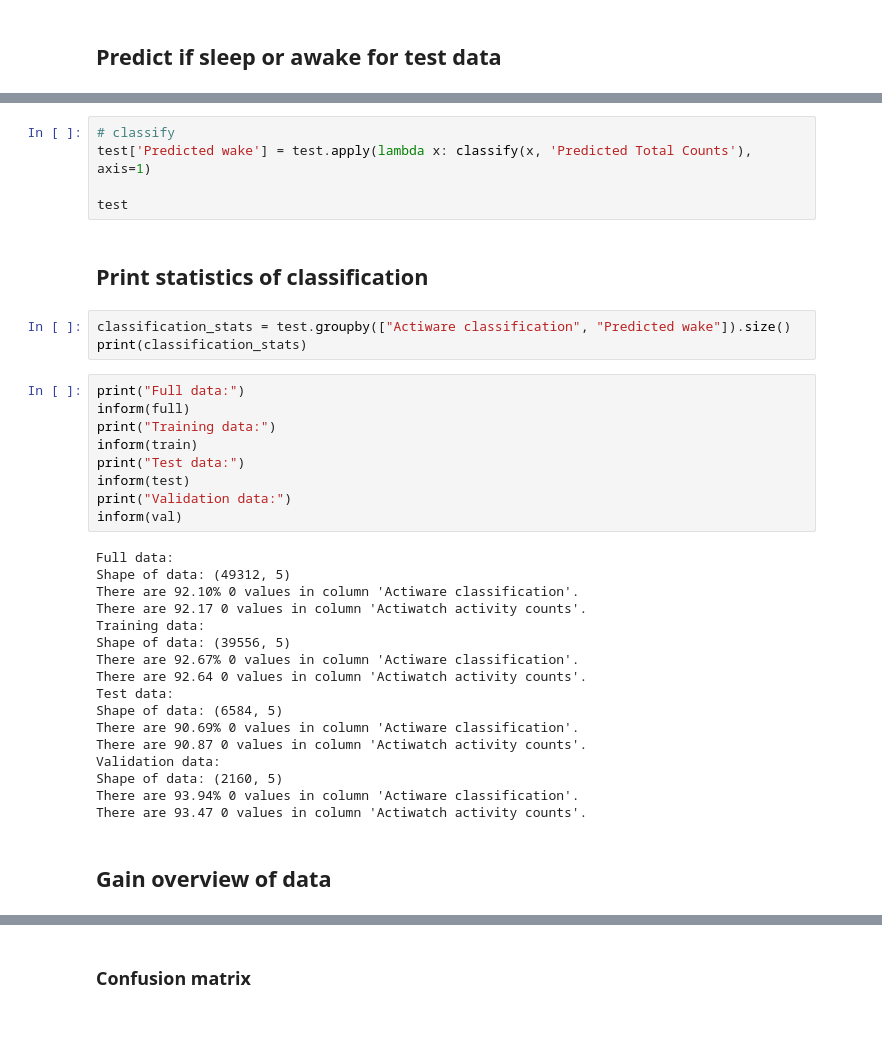
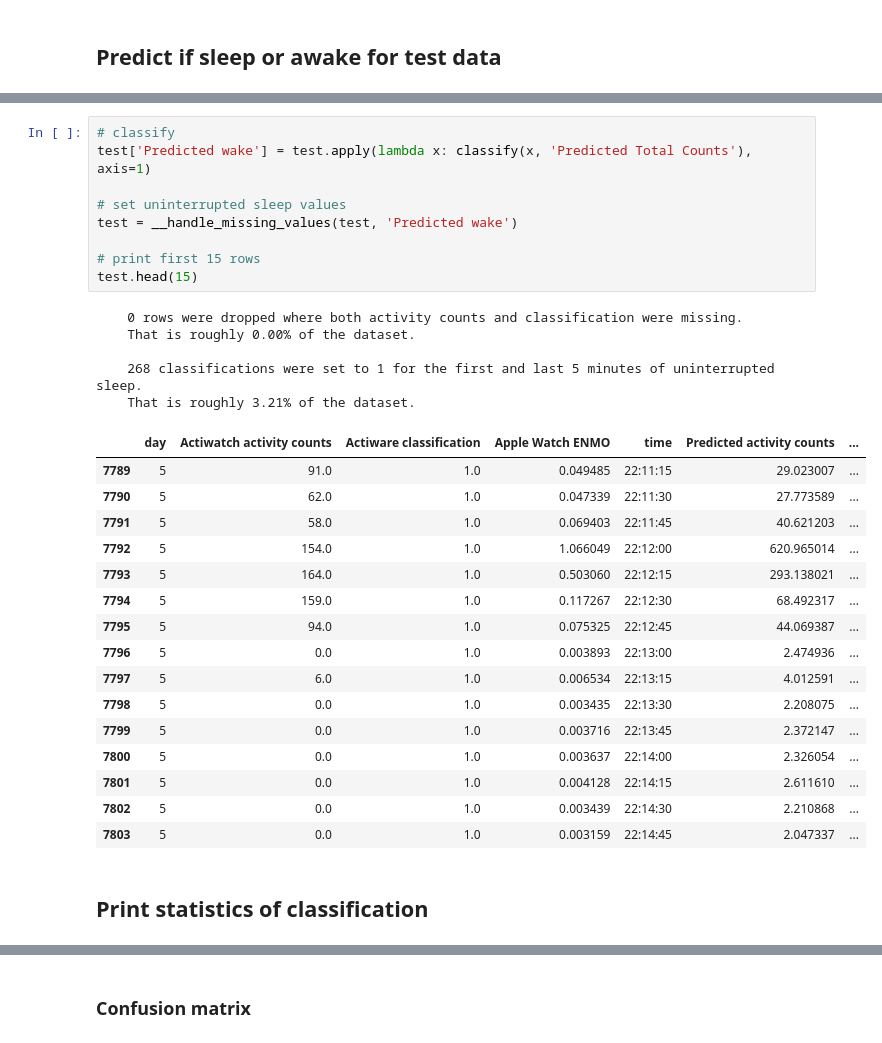
Before and after one commit to notallheroeswearcapes/ifn646_group9, a Jupyter notebook: submission.ipynb, the cells around one changed output, grey strips where cells are left out. Drawn from its saved outputs; the diff is of its cells as text.

```diff
--- a/submission.ipynb
+++ b/submission.ipynb
@@ -144,38 +217,33 @@ test.head(15)
 # %%
 # classify
 test['Predicted wake'] = test.apply(lambda x: classify(x, 'Predicted Total Counts'), axis=1)
 
-test
+# set uninterrupted sleep values
+test = __handle_missing_values(test, 'Predicted wake')
+
+# print first 15 rows
+test.head(15)
+# %% [output]
+    0 rows were dropped where both activity counts and classification were missing.
+    That is roughly 0.00% of the dataset.
+
+    268 classifications were set to 1 for the first and last 5 minutes of uninterrupted sleep.
+    That is roughly 3.21% of the dataset.
+|  | day | Actiwatch activity counts | Actiware classification | Apple Watch ENMO | time | Predicted activity counts | ... |
+| 7789 | 5 | 91.0 | 1.0 | 0.049485 | 22:11:15 | 29.023007 | ... |
+| 7790 | 5 | 62.0 | 1.0 | 0.047339 | 22:11:30 | 27.773589 | ... |
+| 7791 | 5 | 58.0 | 1.0 | 0.069403 | 22:11:45 | 40.621203 | ... |
+| 7792 | 5 | 154.0 | 1.0 | 1.066049 | 22:12:00 | 620.965014 | ... |
+| 7793 | 5 | 164.0 | 1.0 | 0.503060 | 22:12:15 | 293.138021 | ... |
+| 7794 | 5 | 159.0 | 1.0 | 0.117267 | 22:12:30 | 68.492317 | ... |
+| 7795 | 5 | 94.0 | 1.0 | 0.075325 | 22:12:45 | 44.069387 | ... |
+| 7796 | 5 | 0.0 | 1.0 | 0.003893 | 22:13:00 | 2.474936 | ... |
+| 7797 | 5 | 6.0 | 1.0 | 0.006534 | 22:13:15 | 4.012591 | ... |
+| 7798 | 5 | 0.0 | 1.0 | 0.003435 | 22:13:30 | 2.208075 | ... |
+| 7799 | 5 | 0.0 | 1.0 | 0.003716 | 22:13:45 | 2.372147 | ... |
+| 7800 | 5 | 0.0 | 1.0 | 0.003637 | 22:14:00 | 2.326054 | ... |
+| 7801 | 5 | 0.0 | 1.0 | 0.004128 | 22:14:15 | 2.611610 | ... |
+| 7802 | 5 | 0.0 | 1.0 | 0.003439 | 22:14:30 | 2.210868 | ... |
+| 7803 | 5 | 0.0 | 1.0 | 0.003159 | 22:14:45 | 2.047337 | ... |
 # %% [markdown]
 ## Print statistics of classification
-# %%
-classification_stats = test.groupby(["Actiware classification", "Predicted wake"]).size()
-print(classification_stats)
-# %%
-print("Full data:")
-inform(full)
-print("Training data:")
-inform(train)
-print("Test data:")
-inform(test)
-print("Validation data:")
-inform(val)
-# %% [output]
-Full data:
-Shape of data: (49312, 5)
-There are 92.10% 0 values in column 'Actiware classification'.
-There are 92.17 0 values in column 'Actiwatch activity counts'.
-Training data:
-Shape of data: (39556, 5)
-There are 92.67% 0 values in column 'Actiware classification'.
-There are 92.64 0 values in column 'Actiwatch activity counts'.
-Test data:
-Shape of data: (6584, 5)
-There are 90.69% 0 values in column 'Actiware classification'.
-There are 90.87 0 values in column 'Actiwatch activity counts'.
-Validation data:
-Shape of data: (2160, 5)
-There are 93.94% 0 values in column 'Actiware classification'.
-There are 93.47 0 values in column 'Actiwatch activity counts'.
-# %% [markdown]
-## Gain overview of data
```
Also changed, not shown: parts of 39 cells of this notebook.
